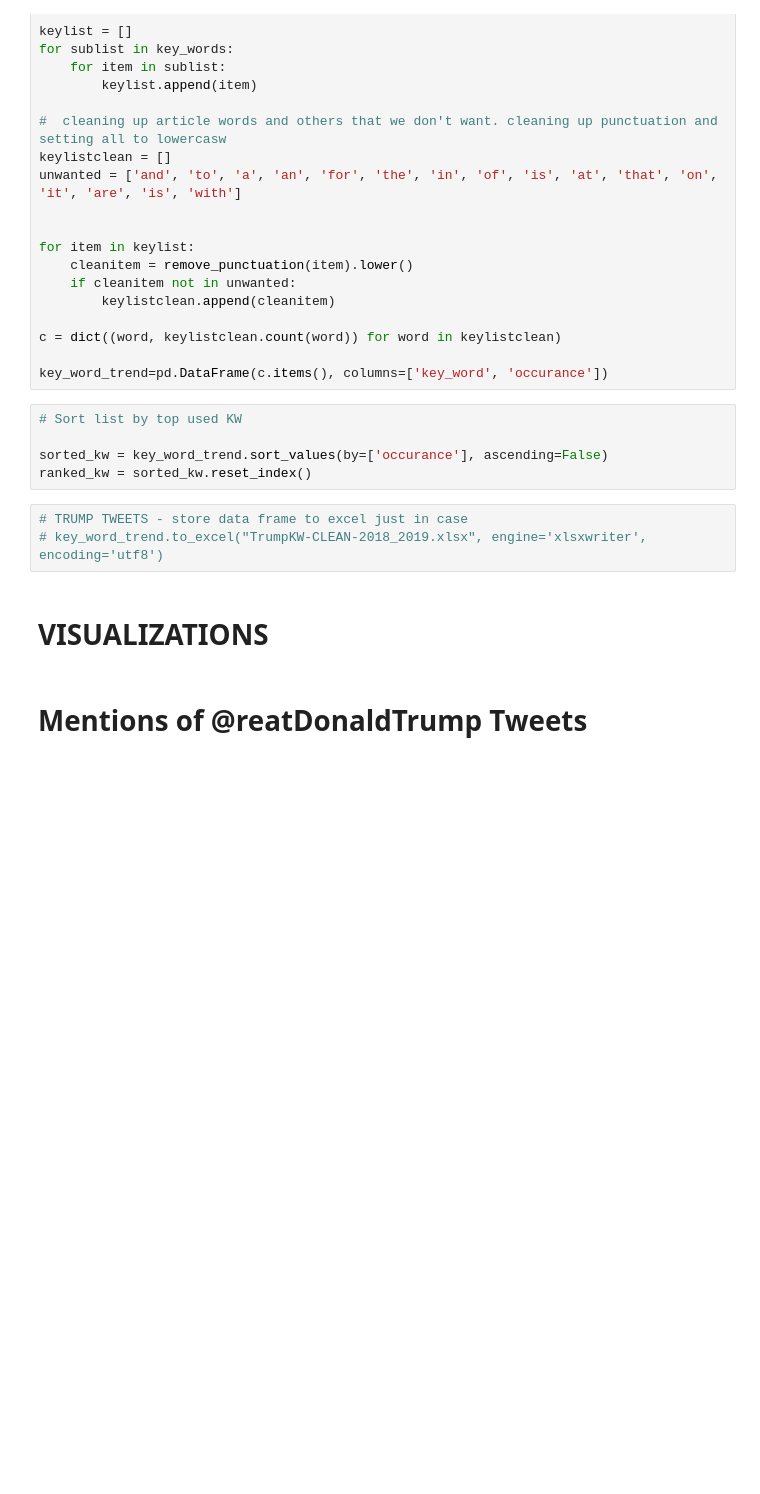
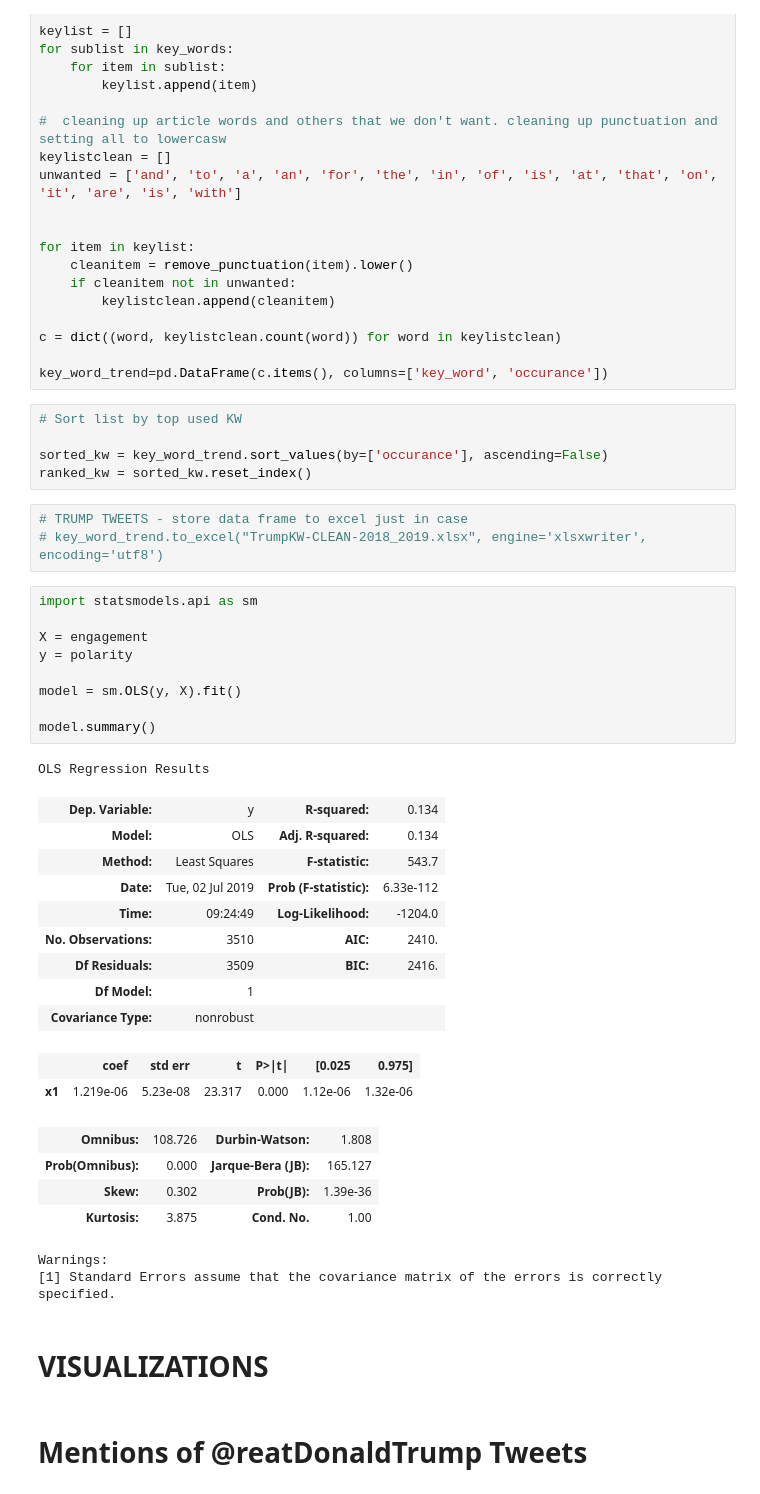
Before and after one commit to prathamantri/TwitterQueens, a Jupyter notebook: Code.ipynb, the cells around one changed output. Drawn from its saved outputs; the diff is of its cells as text; blank space fills up the shorter version.

```diff
--- a/Code.ipynb
+++ b/Code.ipynb
@@ -538,6 +538,34 @@ ranked_kw = sorted_kw.reset_index()
 # %%
 # TRUMP TWEETS - store data frame to excel just in case
 # key_word_trend.to_excel("TrumpKW-CLEAN-2018_2019.xlsx", engine='xlsxwriter', encoding='utf8')
+# %%
+import statsmodels.api as sm
+
+X = engagement
+y = polarity
+
+model = sm.OLS(y, X).fit()
+
+model.summary()
+# %% [output]
+OLS Regression Results
+| Dep. Variable: | y | R-squared: | 0.134 |
+| Model: | OLS | Adj. R-squared: | 0.134 |
+| Method: | Least Squares | F-statistic: | 543.7 |
+| Date: | Tue, 02 Jul 2019 | Prob (F-statistic): | 6.33e-112 |
+| Time: | 09:24:49 | Log-Likelihood: | -1204.0 |
+| No. Observations: | 3510 | AIC: | 2410. |
+| Df Residuals: | 3509 | BIC: | 2416. |
+| Df Model: | 1 |  |  |
+| Covariance Type: | nonrobust |  |  |
+|  | coef | std err | t | P>|t| | [0.025 | 0.975] |
+| x1 | 1.219e-06 | 5.23e-08 | 23.317 | 0.000 | 1.12e-06 | 1.32e-06 |
+| Omnibus: | 108.726 | Durbin-Watson: | 1.808 |
+| Prob(Omnibus): | 0.000 | Jarque-Bera (JB): | 165.127 |
+| Skew: | 0.302 | Prob(JB): | 1.39e-36 |
+| Kurtosis: | 3.875 | Cond. No. | 1.00 |
+Warnings:
+[1] Standard Errors assume that the covariance matrix of the errors is correctly specified.
 # %% [markdown]
 # VISUALIZATIONS
 # %% [markdown]
```
